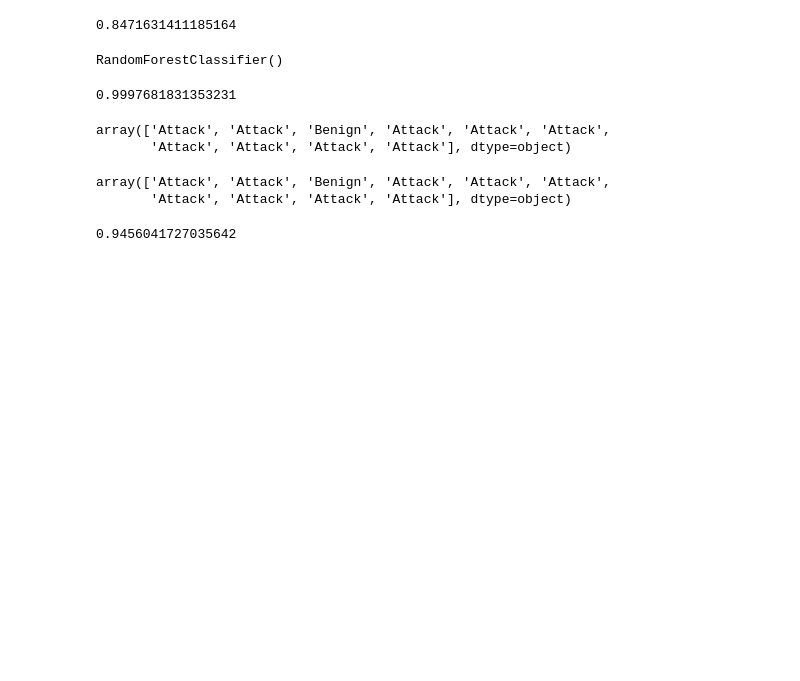
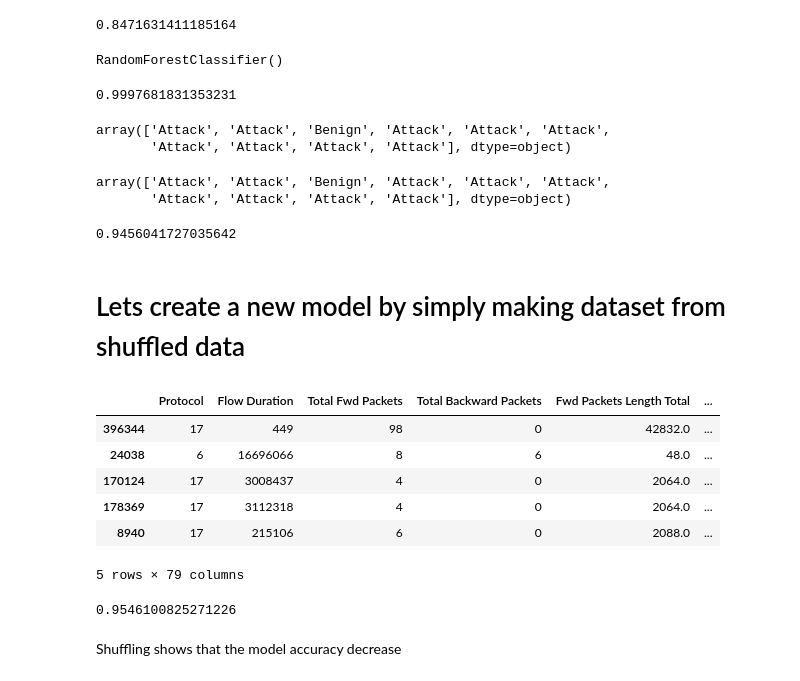
Before and after one commit to FairozAhmadSheikh/DDOS_Detection, a Jupyter notebook: final.ipynb, the cells around one changed output. Drawn from its saved outputs; the diff is of its cells as text; code cells hidden in the pictures; blank space fills up the shorter version.

Commit message:
model created using shuffld data

```diff
--- a/final.ipynb
+++ b/final.ipynb
@@ -208,3 +208,32 @@ sg.fit(X_train,y_train)
 sg.score(X_test,y_test)
 # %% [output]
 0.9456041727035642
+# %% [markdown]
+# Lets create a new model by simply making dataset from shuffled data
+# %%
+np.random.seed(42)
+shuffled_Data=data.sample(frac=1).drop("Unnamed: 0",axis=1)
+shuffled_Data.head()
+# %% [output]
+|  | Protocol | Flow Duration | Total Fwd Packets | Total Backward Packets | Fwd Packets Length Total | ... |
+| 396344 | 17 | 449 | 98 | 0 | 42832.0 | ... |
+| 24038 | 6 | 16696066 | 8 | 6 | 48.0 | ... |
+| 170124 | 17 | 3008437 | 4 | 0 | 2064.0 | ... |
+| 178369 | 17 | 3112318 | 4 | 0 | 2064.0 | ... |
+| 8940 | 17 | 215106 | 6 | 0 | 2088.0 | ... |
+5 rows × 79 columns
+# %%
+np.random.seed(42)
+X=shuffled_Data.drop(columns=['Label','Class'])
+y=shuffled_Data["Class"]
+X_train,X_test,y_train,y_test=train_test_split(X,y,test_size=0.3)
+
+# Model Creation
+from sklearn.linear_model import SGDClassifier
+sgdc=SGDClassifier()
+sgdc.fit(X_train,y_train)
+sgdc.score(X_test,y_test)
+# %% [output]
+0.9546100825271226
+# %% [markdown]
+Shuffling shows that the model accuracy decrease
```
